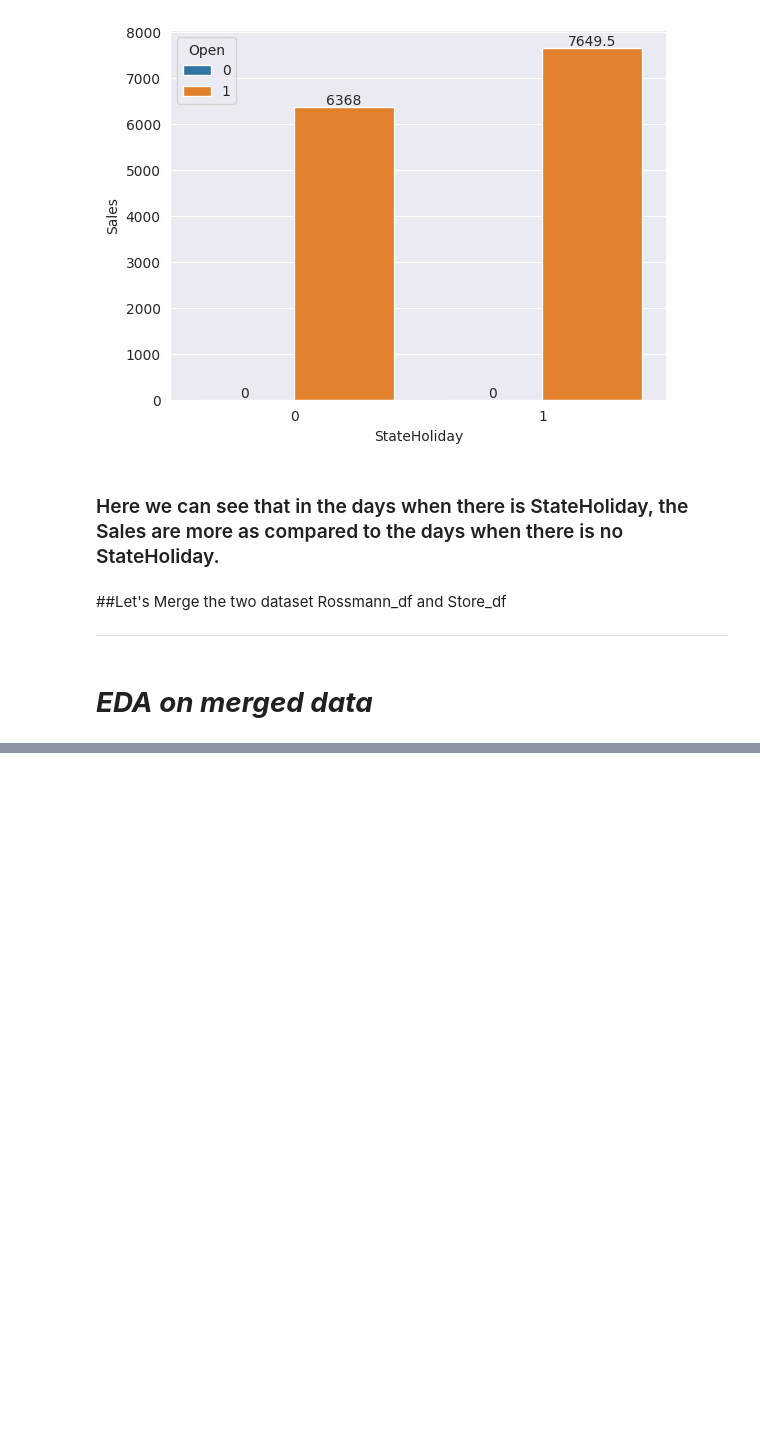
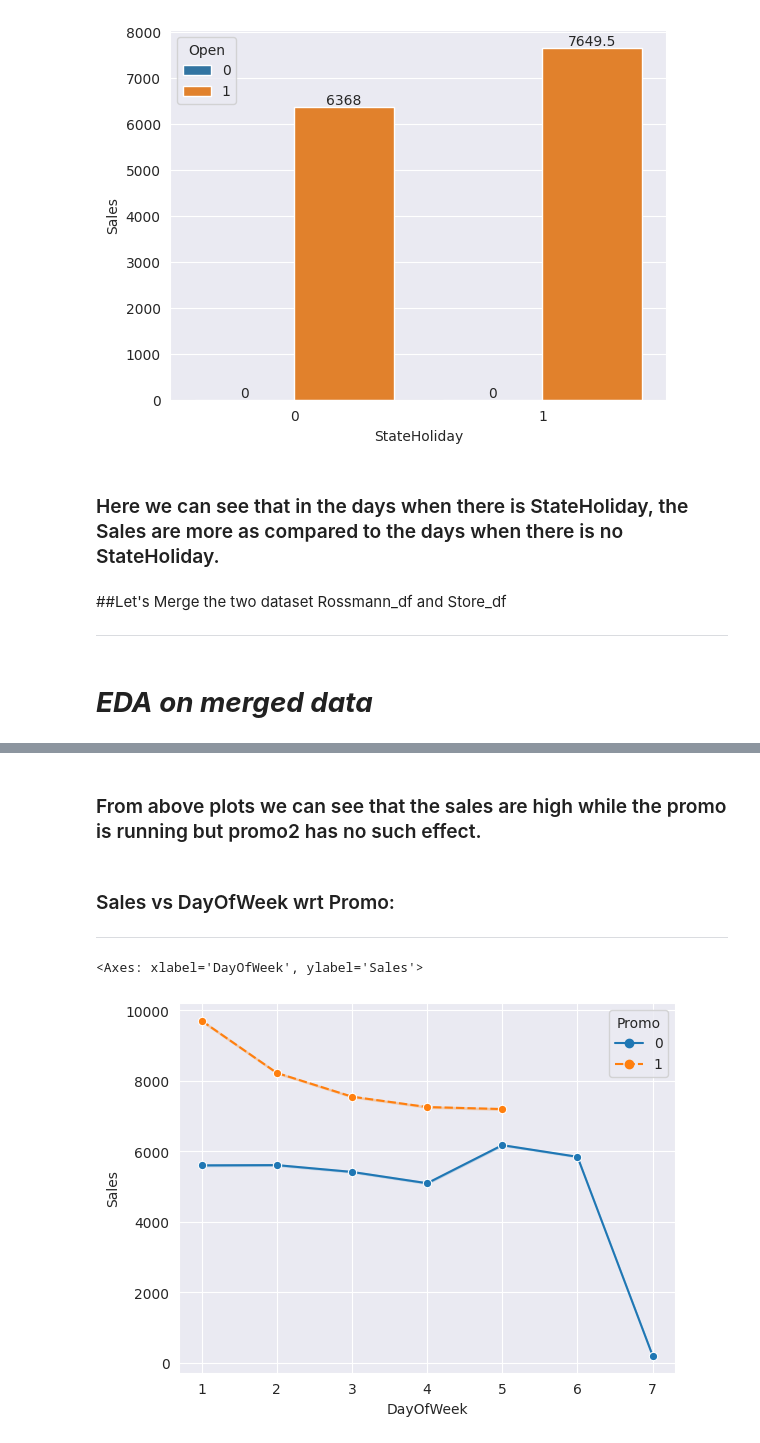
Before and after one commit to RPSahoo219/Regression_Analysis_on_Retail_Sales_Prediction, a Jupyter notebook: Retail_Sales_Prediction.ipynb, the cells around one changed output, grey strips where cells are left out. Saved outputs shown, nothing was run; the diff lists cells and outputs as text; code cells hidden in the pictures; blank space fills up the shorter version.

```diff
--- a/Retail_Sales_Prediction.ipynb
+++ b/Retail_Sales_Prediction.ipynb
@@ -633,0 +700,13 @@ df.head(7)
+# %% [markdown]
+### From above plots we can see that the sales are high while the promo is running but promo2 has no such effect.
+# %% [markdown]
+### Sales vs DayOfWeek wrt Promo:
+
+
+---
+# %%
+# Let's see the sales with respect to DayofWeek.
+sns.lineplot(x= 'DayOfWeek', y= 'Sales', data= df, hue= 'Promo', markers= 'o', style= 'Promo')
+# %% [output]
+<Axes: xlabel='DayOfWeek', ylabel='Sales'>
+[figure, added]
```
Also changed, not shown: parts of 55 cells of this notebook.
